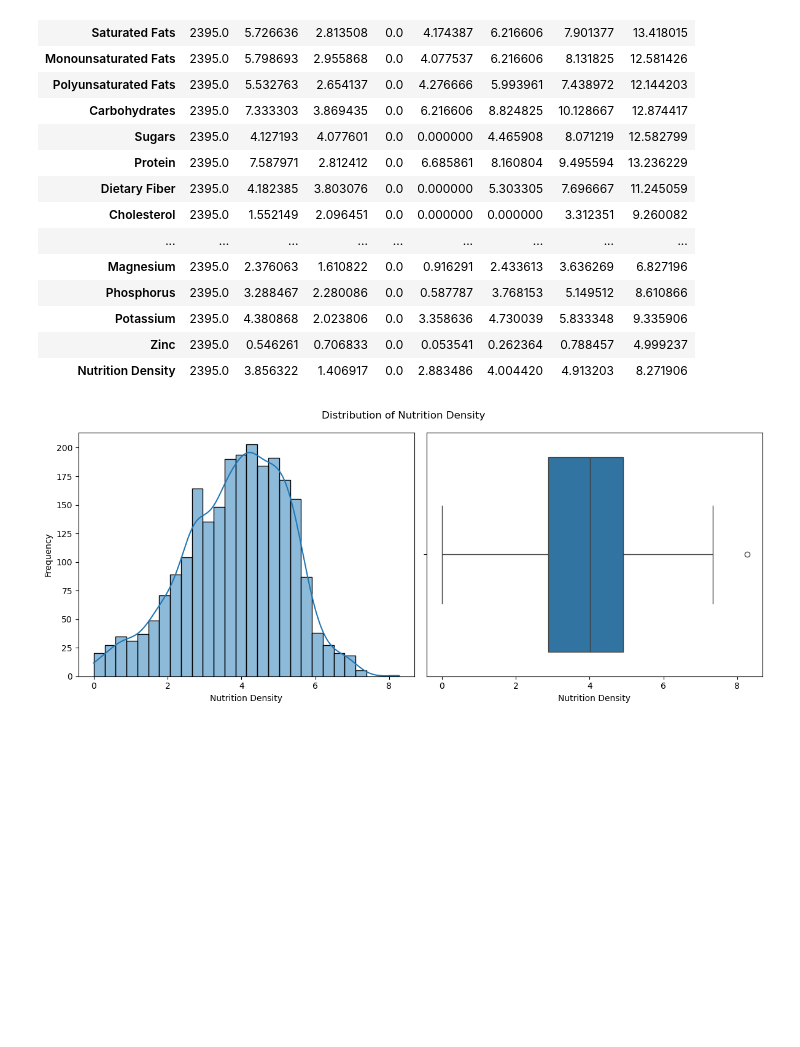
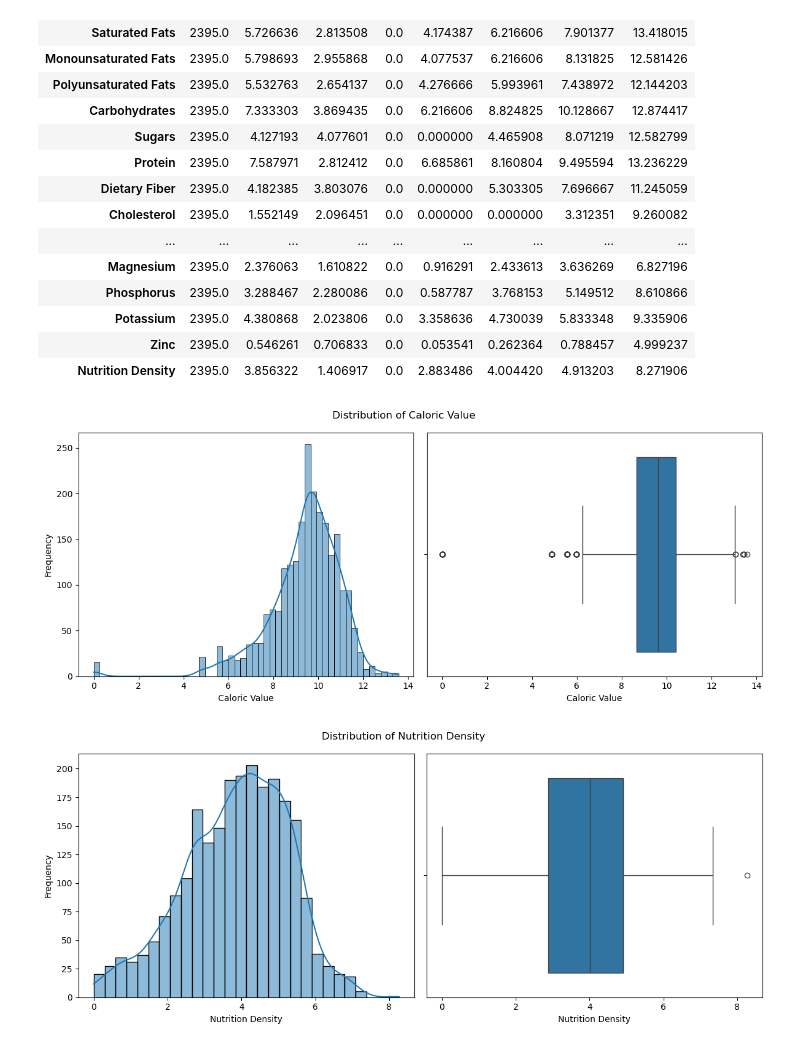
Before and after one commit to Sulbae/OlahGizi-Project, a Jupyter notebook: Nutrition Prediction Model/notebook.ipynb, the cells around one changed output. Cells and saved outputs as stored; diff of their text form; code cells hidden in the pictures; blank space fills up the shorter version.

Commit message:
update image

```diff
--- a/Nutrition Prediction Model/notebook.ipynb
+++ b/Nutrition Prediction Model/notebook.ipynb
@@ -714,6 +714,21 @@ selected_features.describe().T
 | Potassium | 2395.0 | 4.380868 | 2.023806 | 0.0 | 3.358636 | 4.730039 | 5.833348 | 9.335906 |
 | Zinc | 2395.0 | 0.546261 | 0.706833 | 0.0 | 0.053541 | 0.262364 | 0.788457 | 4.999237 |
 | Nutrition Density | 2395.0 | 3.856322 | 1.406917 | 0.0 | 2.883486 | 4.004420 | 4.913203 | 8.271906 |
+# %%
+# Check the data distribution of Caloric Value after log transform as a sample
+fig, axes = plt.subplots(nrows=1, ncols=2, figsize=(12, 5))
+fig.suptitle(f"Distribution of Caloric Value")
+
+# Histogram
+sns.histplot(selected_features["Caloric Value"], kde=True, ax=axes[0])
+axes[0].set_ylabel("Frequency")
+# Box PLot
+sns.boxplot(x=selected_features["Caloric Value"], ax=axes[1])
+
+plt.tight_layout()
+plt.show()
+# %% [output]
+[figure, added]
 # %%
 # Check the data distribution of Nutrition Density after log transform as a sample
 fig, axes = plt.subplots(nrows=1, ncols=2, figsize=(12, 5))
```
Also changed, not shown: parts of 1 cell of this notebook, 2 other files.
